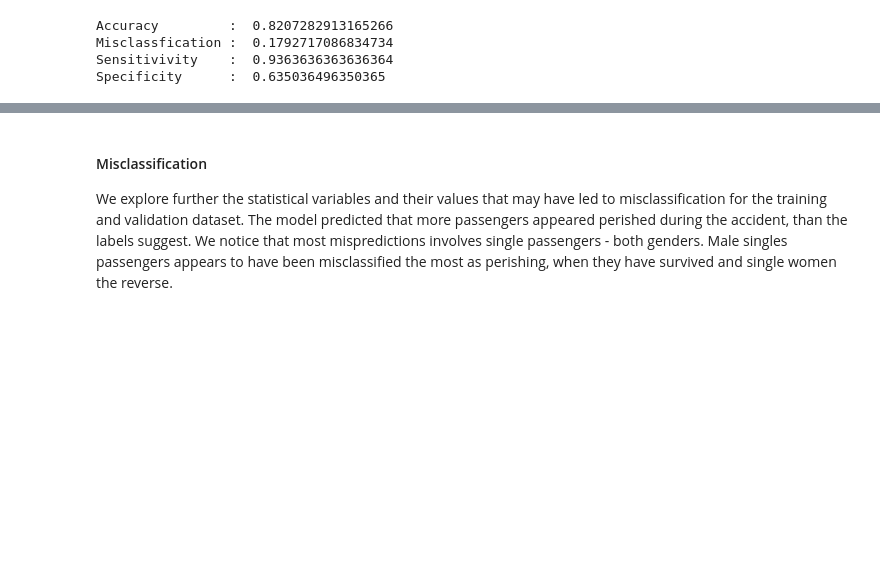
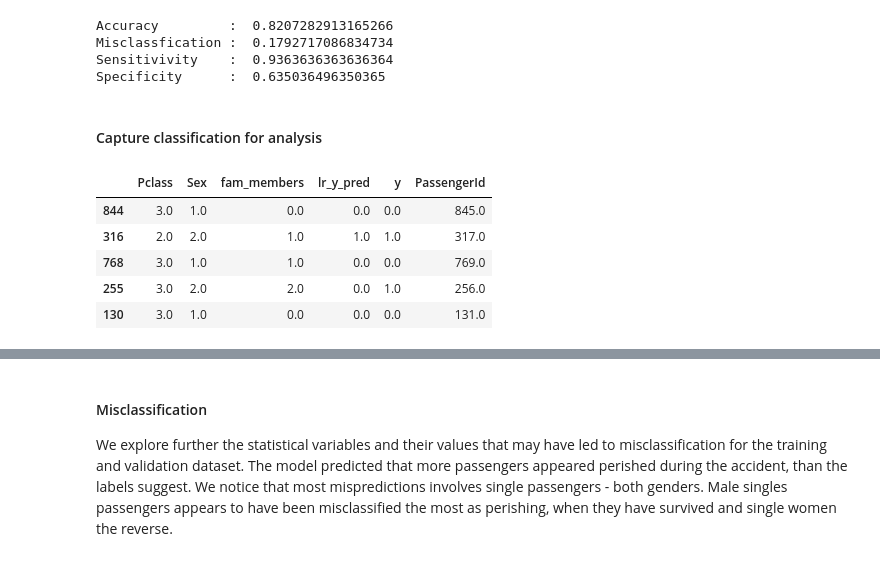
Before and after one commit to patRyserWelch8/KaggleTitanic, a Jupyter notebook: titanic.ipynb, the cells around one changed output, grey strips where cells are left out. Cells and saved outputs as stored; diff of their text form; code cells hidden in the pictures; blank space fills up the shorter version.

```diff
--- a/titanic.ipynb
+++ b/titanic.ipynb
@@ -1399,3 +1452,5 @@ Accuracy         :  0.8207282913165266
 Misclassfication :  0.1792717086834734
 Sensitivivity    :  0.9363636363636364
 Specificity      :  0.635036496350365
+# %% [markdown]
+#### Capture classification for analysis
@@ -1401,0 +1459,14 @@ Specificity      :  0.635036496350365
+# %%
+y_pred = classifier.predict(X_train)
+log_reg_pred                = X_train.copy()
+log_reg_pred["lr_y_pred"]   = y_pred
+log_reg_pred["y"]           = y_train
+log_reg_pred["PassengerId"] = x_train_pass_id
+log_reg_pred.head()
+# %% [output]
+|  | Pclass | Sex | fam_members | lr_y_pred | y | PassengerId |
+| 844 | 3.0 | 1.0 | 0.0 | 0.0 | 0.0 | 845.0 |
+| 316 | 2.0 | 2.0 | 1.0 | 1.0 | 1.0 | 317.0 |
+| 768 | 3.0 | 1.0 | 1.0 | 0.0 | 0.0 | 769.0 |
+| 255 | 3.0 | 2.0 | 2.0 | 0.0 | 1.0 | 256.0 |
+| 130 | 3.0 | 1.0 | 0.0 | 0.0 | 0.0 | 131.0 |
```
Also changed, not shown: parts of 193 cells of this notebook.
